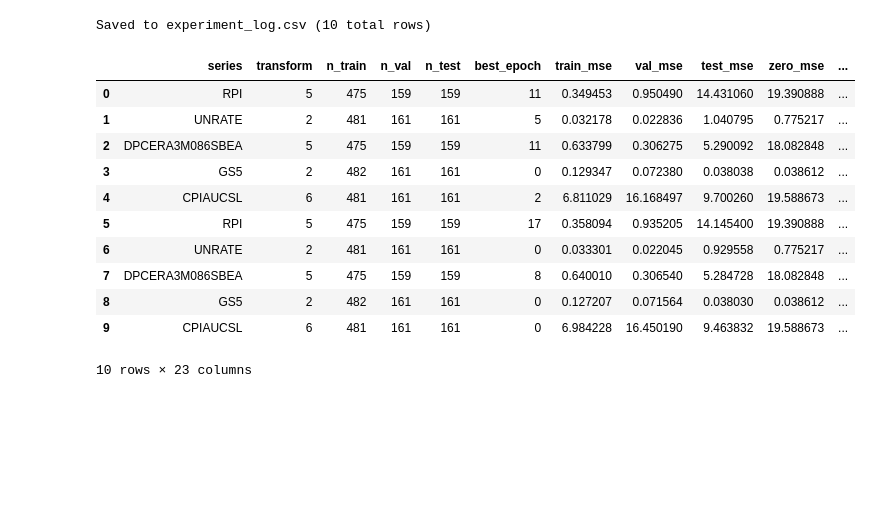
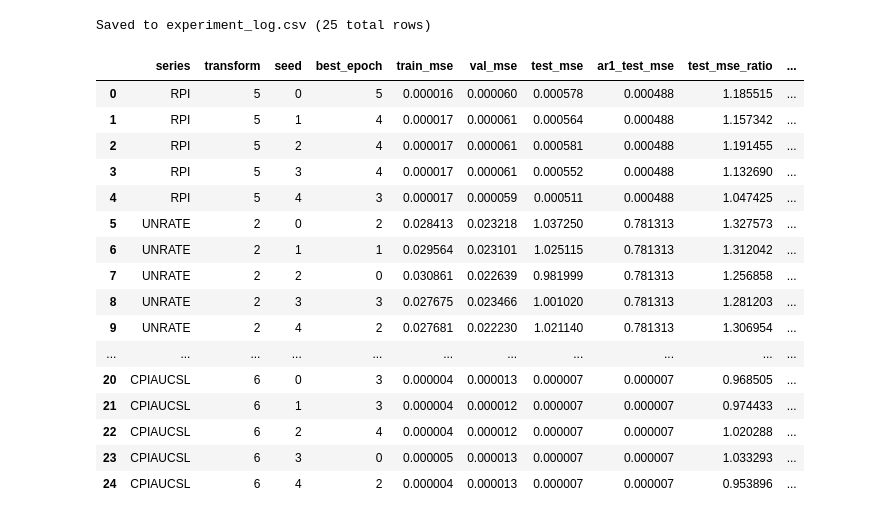
Before and after one commit to WillNeub/VIPHW1Part2, a Jupyter notebook: new_series_fcn.ipynb, the cells around one changed output. Cells and saved outputs as stored; diff of their text form; code cells hidden in the pictures; blank space fills up the shorter version.

```diff
--- a/new_series_fcn.ipynb
+++ b/new_series_fcn.ipynb
@@ -9,14 +9,12 @@ from torch.utils.data import TensorDataset, DataLoader
 
 CONFIG = {
     "csv_path": "2026-rev-08-MD.csv",
-    "p": 6,
+    "p": 12,
     "split": (0.60, 0.20, 0.20),
-    "n_hidden": 16,
+    "n_hidden": 50,
     "lr": 0.01,
-    "batch_size": 16,
+    "batch_size": 32,
     "max_epochs": 500,
     "patience": 30,
-    "seed": 0,
+    "seeds": [0, 1, 2, 3, 4],
 }
-
-torch.manual_seed(CONFIG["seed"])
@@ -118,7 +125,7 @@ class RevIN(nn.Module):
         raise ValueError("mode must be 'norm' or 'denorm'")
 # %%
 class FullyConnectedNN(nn.Module):
-    def __init__(self, p, n_hidden=16):
+    def __init__(self, p, n_hidden=50):
         super().__init__()
         self.revin = RevIN(num_features=1)
         self.hidden = nn.Linear(p, n_hidden)
@@ -239,10 +287,19 @@ for col in series_cols:
         CONFIG,
     )
     results.append(result)
+    if result["n_interpolated"]:
+        print(
+            f"interpolated {result['n_interpolated']} missing level(s) at {result['interpolated_dates']}"
+        )
     print(
-        f"  best_epoch={result['best_epoch']}, val_mse={result['val_mse']:.4f}, "
-        f"test_mse={result['test_mse']:.4f}, persist_mse={result['persist_mse']:.4f}"
+        f"AR(1): a={result['ar1_a']:.4g}, b={result['ar1_b']:.4g}, test_mse={result['ar1_test_mse']:.6g}"
     )
+    print(
+        f"FCNN : test_mse={result['test_mse_mean']:.6g} ± {result['test_mse_std']:.3g} over {result['n_seeds']} seeds [{result['test_mse_min']:.6g}, {result['test_mse_max']:.6g}]"
+    )
+    print(
+        f"ratio FCNN/AR(1) = {result['test_mse_ratio']:.3f} ({result['n_seeds_beating_ar1']}/{result['n_seeds']} seeds beat AR(1))"
+    )
 # %% [output]
 Transform codes: {'RPI': 5, 'UNRATE': 2, 'DPCERA3M086SBEA': 5, 'GS5': 2, 'CPIAUCSL': 6}
      sasdate       RPI  UNRATE  DPCERA3M086SBEA   GS5  CPIAUCSL
@@ -291,35 +362,41 @@ summary
 # %%
-run_summary = summary.copy()
+run_summary = per_seed.copy()
 for key, val in CONFIG.items():
-    if isinstance(val, (tuple, list)):
-        run_summary[key] = str(val)  # e.g. "(0.6, 0.2, 0.2)"
-    else:
-        run_summary[key] = val
+    if key == "seeds":
+        continue                       # already a per-row column
+    run_summary[key] = str(val) if isinstance(val, (tuple, list)) else val
 
-run_summary["run_id"] = "baseline_p6_lr0.01"
+run_summary["run_id"] = (
+    f"p{CONFIG['p']}_h{CONFIG['n_hidden']}_lr{CONFIG['lr']}_bs{CONFIG['batch_size']}"
+)
 
 log_path = "experiment_log.csv"
 if os.path.exists(log_path):
     old = pd.read_csv(log_path)
     combined = pd.concat([old, run_summary], ignore_index=True)
 else:
     combined = run_summary
 
 combined.to_csv(log_path, index=False)
 print(f"Saved to {log_path} ({len(combined)} total rows)")
-combined.tail(10)
+combined.tail(len(run_summary))
 # %% [output]
-Saved to experiment_log.csv (10 total rows)
+Saved to experiment_log.csv (25 total rows)
-|  | series | transform | n_train | n_val | n_test | best_epoch | train_mse | val_mse | test_mse | zero_mse | ... |
-| 0 | RPI | 5 | 475 | 159 | 159 | 11 | 0.349453 | 0.950490 | 14.431060 | 19.390888 | ... |
-| 1 | UNRATE | 2 | 481 | 161 | 161 | 5 | 0.032178 | 0.022836 | 1.040795 | 0.775217 | ... |
-| 2 | DPCERA3M086SBEA | 5 | 475 | 159 | 159 | 11 | 0.633799 | 0.306275 | 5.290092 | 18.082848 | ... |
-| 3 | GS5 | 2 | 482 | 161 | 161 | 0 | 0.129347 | 0.072380 | 0.038038 | 0.038612 | ... |
-| 4 | CPIAUCSL | 6 | 481 | 161 | 161 | 2 | 6.811029 | 16.168497 | 9.700260 | 19.588673 | ... |
-| 5 | RPI | 5 | 475 | 159 | 159 | 17 | 0.358094 | 0.935205 | 14.145400 | 19.390888 | ... |
-| 6 | UNRATE | 2 | 481 | 161 | 161 | 0 | 0.033301 | 0.022045 | 0.929558 | 0.775217 | ... |
-| 7 | DPCERA3M086SBEA | 5 | 475 | 159 | 159 | 8 | 0.640010 | 0.306540 | 5.284728 | 18.082848 | ... |
-| 8 | GS5 | 2 | 482 | 161 | 161 | 0 | 0.127207 | 0.071564 | 0.038030 | 0.038612 | ... |
-| 9 | CPIAUCSL | 6 | 481 | 161 | 161 | 0 | 6.984228 | 16.450190 | 9.463832 | 19.588673 | ... |
+|  | series | transform | seed | best_epoch | train_mse | val_mse | test_mse | ar1_test_mse | test_mse_ratio | ... |
+| 0 | RPI | 5 | 0 | 5 | 0.000016 | 0.000060 | 0.000578 | 0.000488 | 1.185515 | ... |
+| 1 | RPI | 5 | 1 | 4 | 0.000017 | 0.000061 | 0.000564 | 0.000488 | 1.157342 | ... |
+| 2 | RPI | 5 | 2 | 4 | 0.000017 | 0.000061 | 0.000581 | 0.000488 | 1.191455 | ... |
+| 3 | RPI | 5 | 3 | 4 | 0.000017 | 0.000061 | 0.000552 | 0.000488 | 1.132690 | ... |
+| 4 | RPI | 5 | 4 | 3 | 0.000017 | 0.000059 | 0.000511 | 0.000488 | 1.047425 | ... |
+| 5 | UNRATE | 2 | 0 | 2 | 0.028413 | 0.023218 | 1.037250 | 0.781313 | 1.327573 | ... |
+| 6 | UNRATE | 2 | 1 | 1 | 0.029564 | 0.023101 | 1.025115 | 0.781313 | 1.312042 | ... |
+| 7 | UNRATE | 2 | 2 | 0 | 0.030861 | 0.022639 | 0.981999 | 0.781313 | 1.256858 | ... |
+| 8 | UNRATE | 2 | 3 | 3 | 0.027675 | 0.023466 | 1.001020 | 0.781313 | 1.281203 | ... |
+| 9 | UNRATE | 2 | 4 | 2 | 0.027681 | 0.022230 | 1.021140 | 0.781313 | 1.306954 | ... |
+| ... | ... | ... | ... | ... | ... | ... | ... | ... | ... | ... |
+| 20 | CPIAUCSL | 6 | 0 | 3 | 0.000004 | 0.000013 | 0.000007 | 0.000007 | 0.968505 | ... |
+| 21 | CPIAUCSL | 6 | 1 | 3 | 0.000004 | 0.000012 | 0.000007 | 0.000007 | 0.974433 | ... |
+| 22 | CPIAUCSL | 6 | 2 | 4 | 0.000004 | 0.000012 | 0.000007 | 0.000007 | 1.020288 | ... |
+| 23 | CPIAUCSL | 6 | 3 | 0 | 0.000005 | 0.000013 | 0.000007 | 0.000007 | 1.033293 | ... |
+| 24 | CPIAUCSL | 6 | 4 | 2 | 0.000004 | 0.000013 | 0.000007 | 0.000007 | 0.953896 | ... |
-10 rows × 23 columns
 # %%
```
Also changed, not shown: parts of 7 cells of this notebook, 1 other file.
